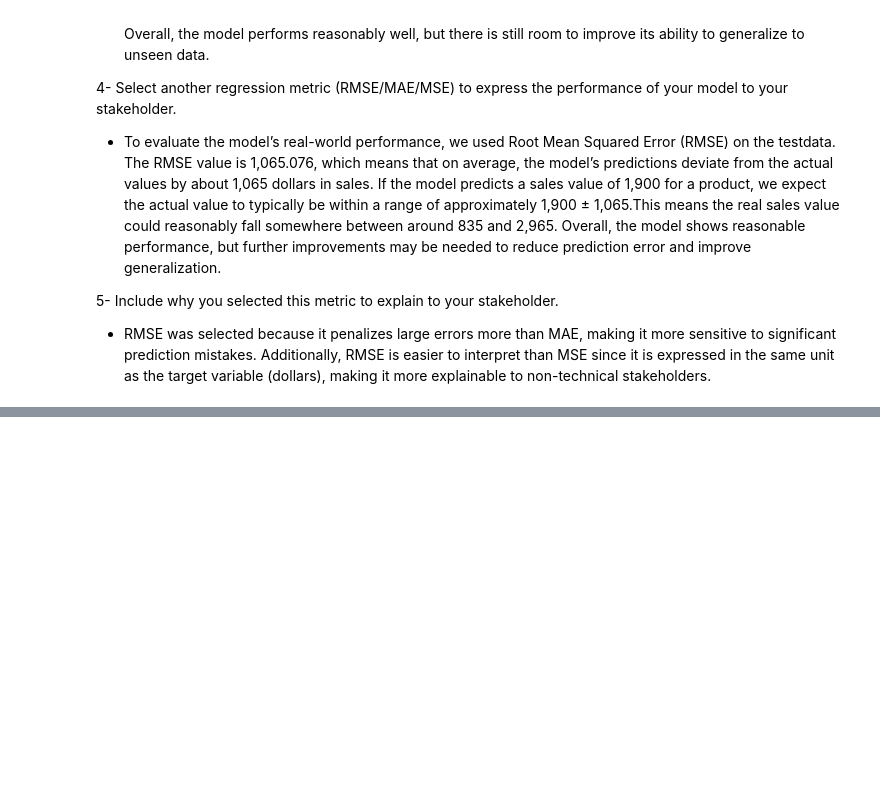
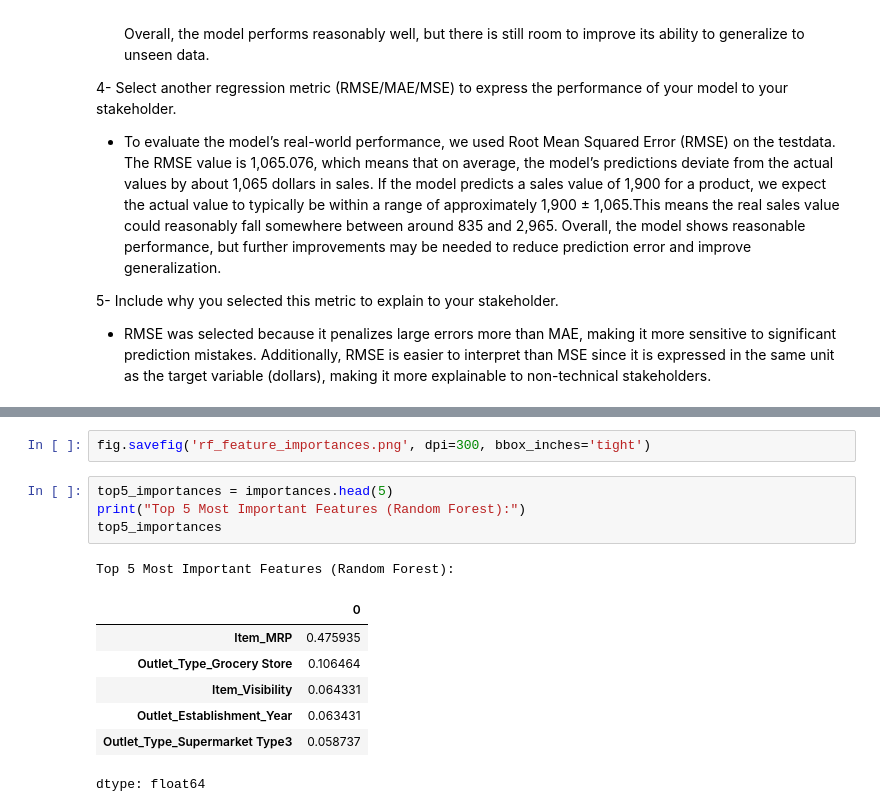
Before and after one commit to laramutair/Prediction-of-Product-Sales, a Jupyter notebook: Prediction_of_Product_Sales.ipynb, the cells around one changed output, grey strips where cells are left out. Cells and saved outputs as stored; diff of their text form; blank space fills up the shorter version.

```diff
--- a/Prediction_of_Product_Sales.ipynb
+++ b/Prediction_of_Product_Sales.ipynb
@@ -741,0 +787,15 @@ Compare your tuned model to your default Random Forest: did the performance impr
+# %%
+fig.savefig('rf_feature_importances.png', dpi=300, bbox_inches='tight')
+# %%
+top5_importances = importances.head(5)
+print("Top 5 Most Important Features (Random Forest):")
+top5_importances
+# %% [output]
+Top 5 Most Important Features (Random Forest):
+|  | 0 |
+| Item_MRP | 0.475935 |
+| Outlet_Type_Grocery Store | 0.106464 |
+| Item_Visibility | 0.064331 |
+| Outlet_Establishment_Year | 0.063431 |
+| Outlet_Type_Supermarket Type3 | 0.058737 |
+dtype: float64
```
Also changed, not shown: parts of 11 cells of this notebook.
